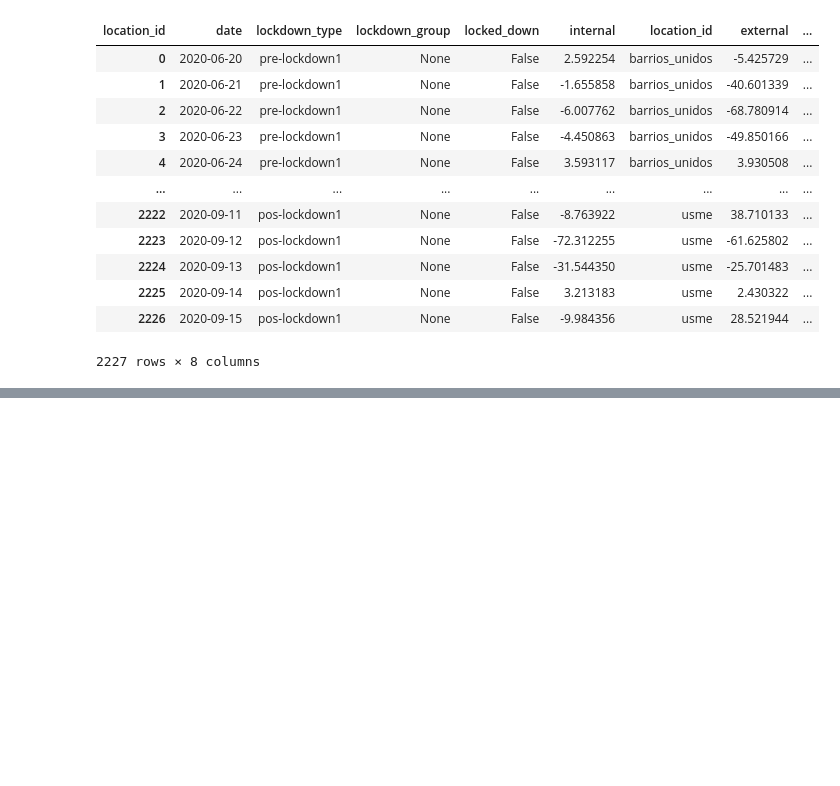
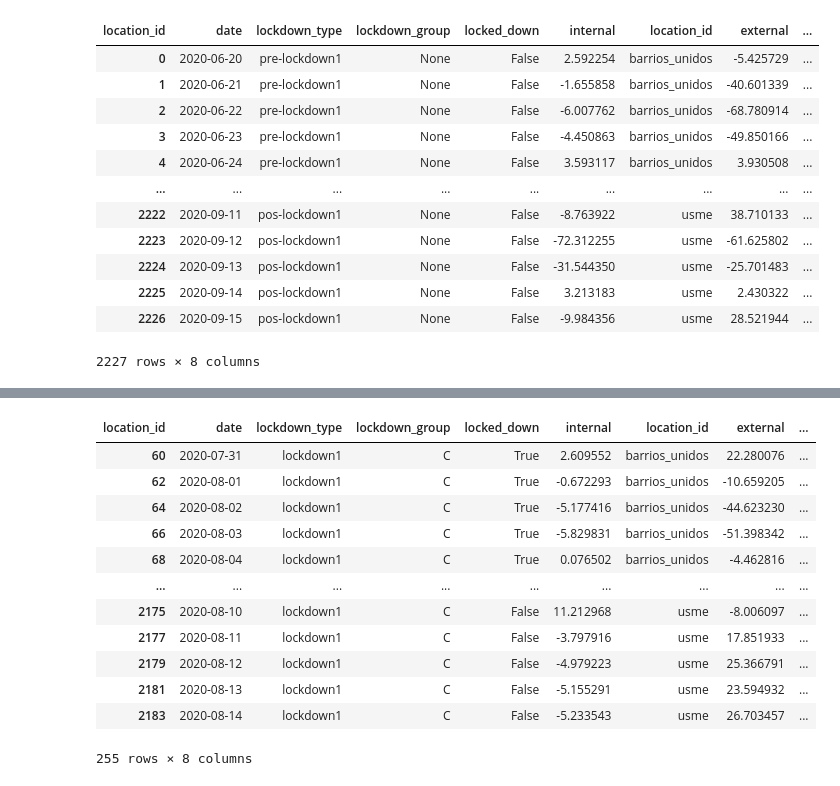
Before and after one commit to ChaosDonkey06/bogota_covid19_lockdowns, a Jupyter notebook: rt_percentual_change.ipynb, the cells around one changed output, grey strips where cells are left out. Cells and saved outputs as stored; diff of their text form; code cells hidden in the pictures; blank space fills up the shorter version.

```diff
--- a/rt_percentual_change.ipynb
+++ b/rt_percentual_change.ipynb
@@ -459,0 +493,16 @@ mov_percentage_external_merged_df
+# %%
+C_merged_df
+# %% [output]
+| location_id | date | lockdown_type | lockdown_group | locked_down | internal | location_id | external | ... |
+| 60 | 2020-07-31 | lockdown1 | C | True | 2.609552 | barrios_unidos | 22.280076 | ... |
+| 62 | 2020-08-01 | lockdown1 | C | True | -0.672293 | barrios_unidos | -10.659205 | ... |
+| 64 | 2020-08-02 | lockdown1 | C | True | -5.177416 | barrios_unidos | -44.623230 | ... |
+| 66 | 2020-08-03 | lockdown1 | C | True | -5.829831 | barrios_unidos | -51.398342 | ... |
+| 68 | 2020-08-04 | lockdown1 | C | True | 0.076502 | barrios_unidos | -4.462816 | ... |
+| ... | ... | ... | ... | ... | ... | ... | ... | ... |
+| 2175 | 2020-08-10 | lockdown1 | C | False | 11.212968 | usme | -8.006097 | ... |
+| 2177 | 2020-08-11 | lockdown1 | C | False | -3.797916 | usme | 17.851933 | ... |
+| 2179 | 2020-08-12 | lockdown1 | C | False | -4.979223 | usme | 25.366791 | ... |
+| 2181 | 2020-08-13 | lockdown1 | C | False | -5.155291 | usme | 23.594932 | ... |
+| 2183 | 2020-08-14 | lockdown1 | C | False | -5.233543 | usme | 26.703457 | ... |
+255 rows × 8 columns
```
Also changed, not shown: parts of 4 cells of this notebook, 1 other file.
